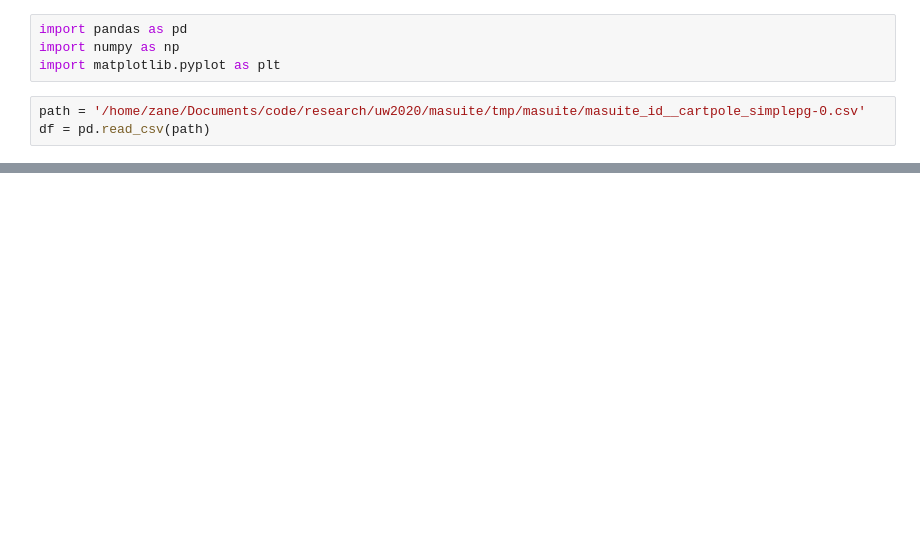
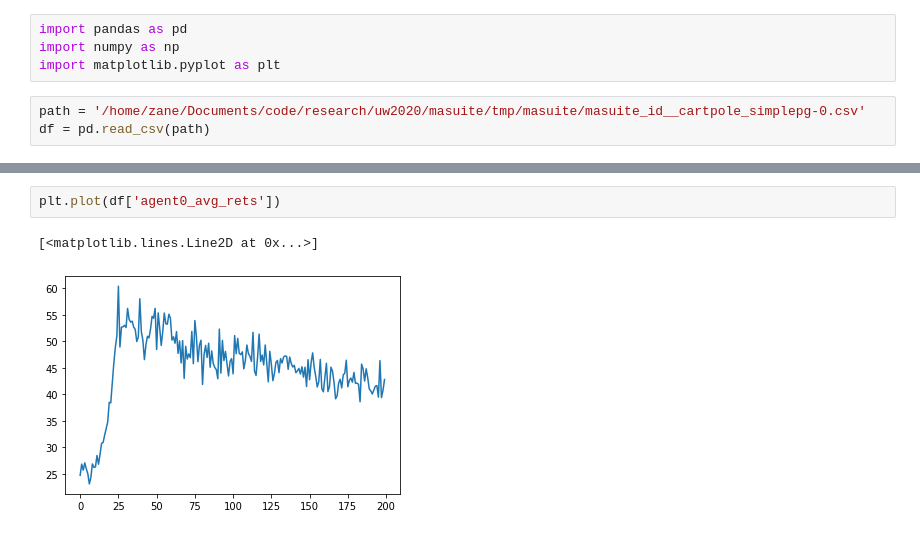
Before and after one commit to bchasnov/masuite, a Jupyter notebook: notebooks/plotting_tests.ipynb, the cells around one changed output, grey strips where cells are left out. Drawn from its saved outputs; the diff is of its cells as text; blank space fills up the shorter version.

```diff
--- a/notebooks/plotting_tests.ipynb
+++ b/notebooks/plotting_tests.ipynb
@@ -16,0 +17,5 @@ df.head()
+# %%
+plt.plot(df['agent0_avg_rets'])
+# %% [output]
+[<matplotlib.lines.Line2D at 0x...>]
+[figure, added]
```
Also changed, not shown: parts of 6 cells of this notebook, 8 other files.
